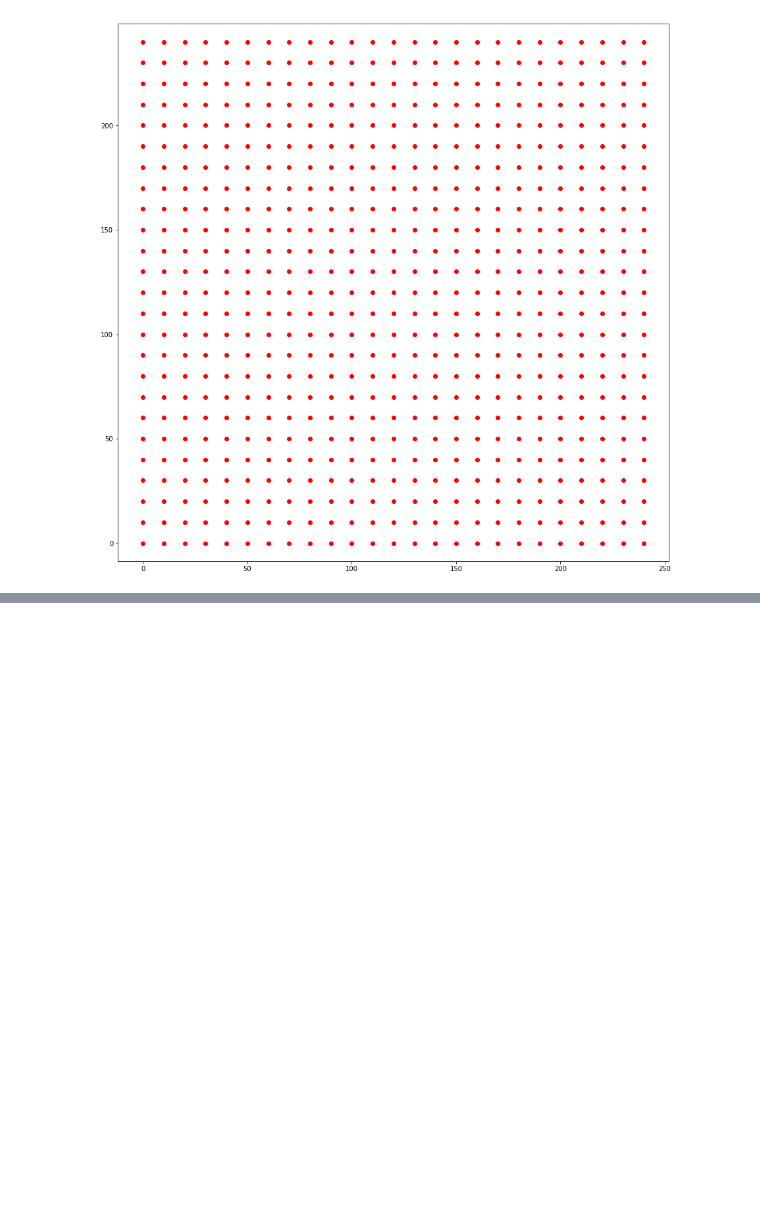
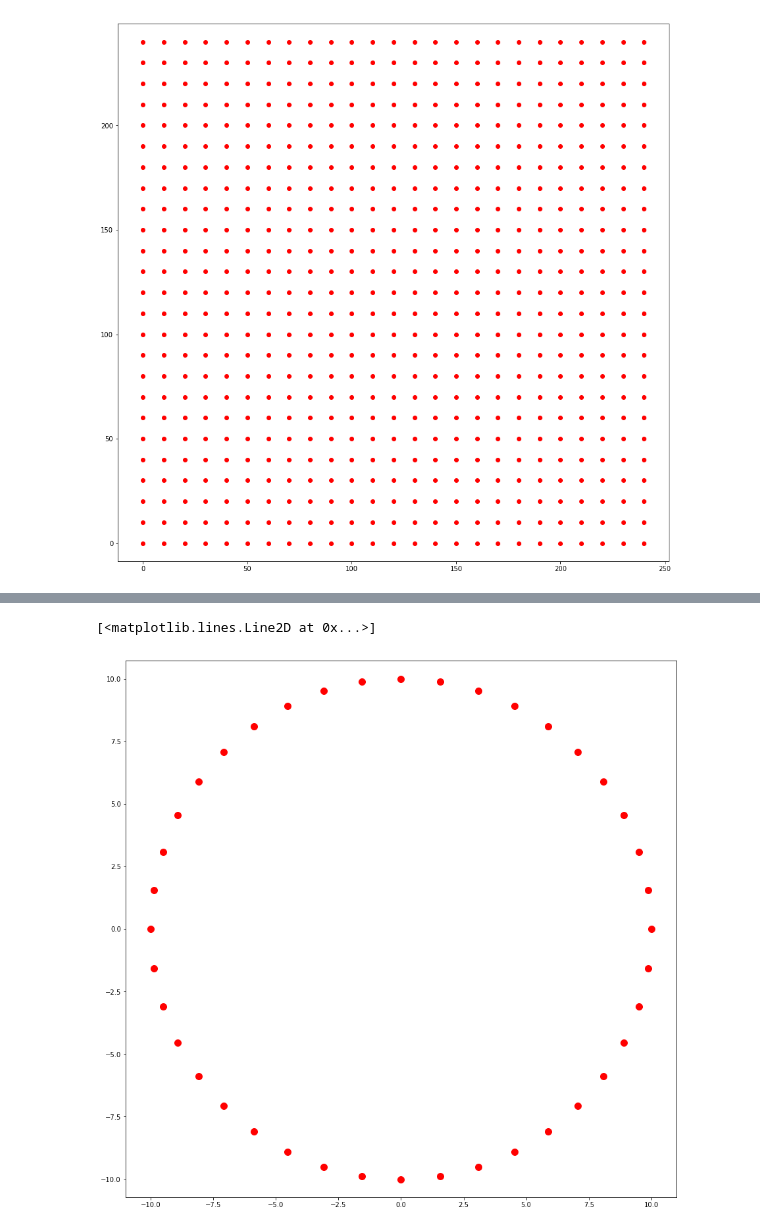
Before and after one commit to weichengyuan1226/MAS-2021, a Jupyter notebook: 01_python_basics/Basics_excercises.ipynb, the cells around one changed output, grey strips where cells are left out. Cells and saved outputs as stored; diff of their text form; code cells hidden in the pictures; blank space fills up the shorter version.

```diff
--- a/01_python_basics/Basics_excercises.ipynb
+++ b/01_python_basics/Basics_excercises.ipynb
@@ -84,0 +96,23 @@ AttributeError: 'int' object has no attribute 'lower'
+# %%
+########################
+###### circle
+
+plt.figure(figsize = (15,15))
+plt.axis('equal')
+
+N = 40
+x,y = [],[]
+r = 10.0
+
+for i in range(N):
+    theta = math.pi * 2 * i/N
+    x.append(r * math.cos(theta))
+    y.append(r * math.sin(theta))
+
+plt.plot(x,y,'ro', color='red', markersize=10)
+
+## Question: if we draw the circle as a line, why is it open?
+## How can we close it?
+# %% [output]
+[<matplotlib.lines.Line2D at 0x...>]
+[figure, added]
```
Also changed, not shown: parts of 3 cells of this notebook.
